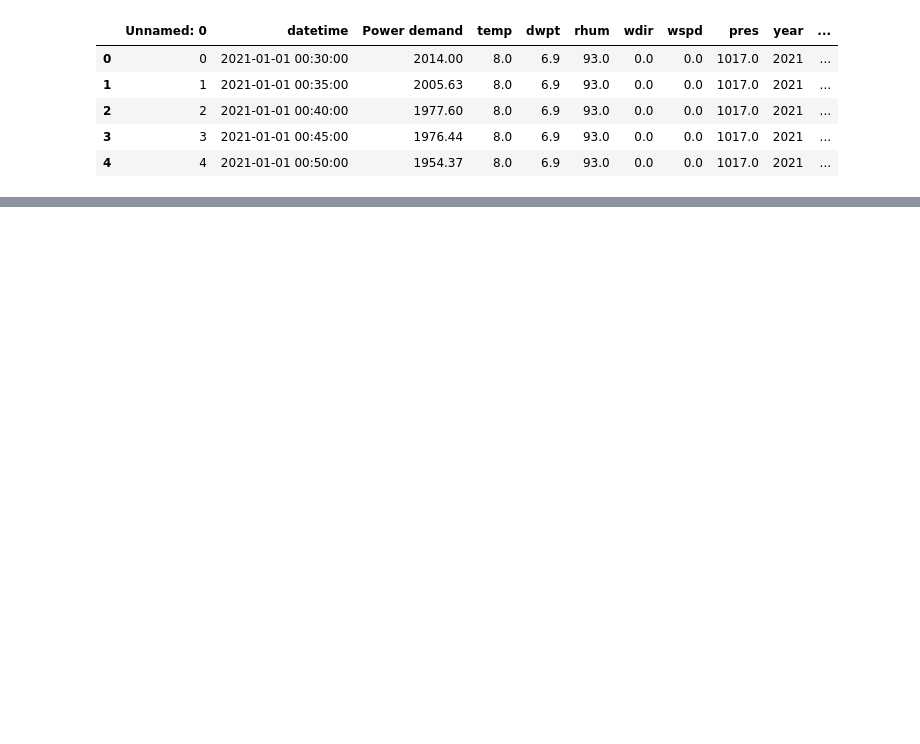
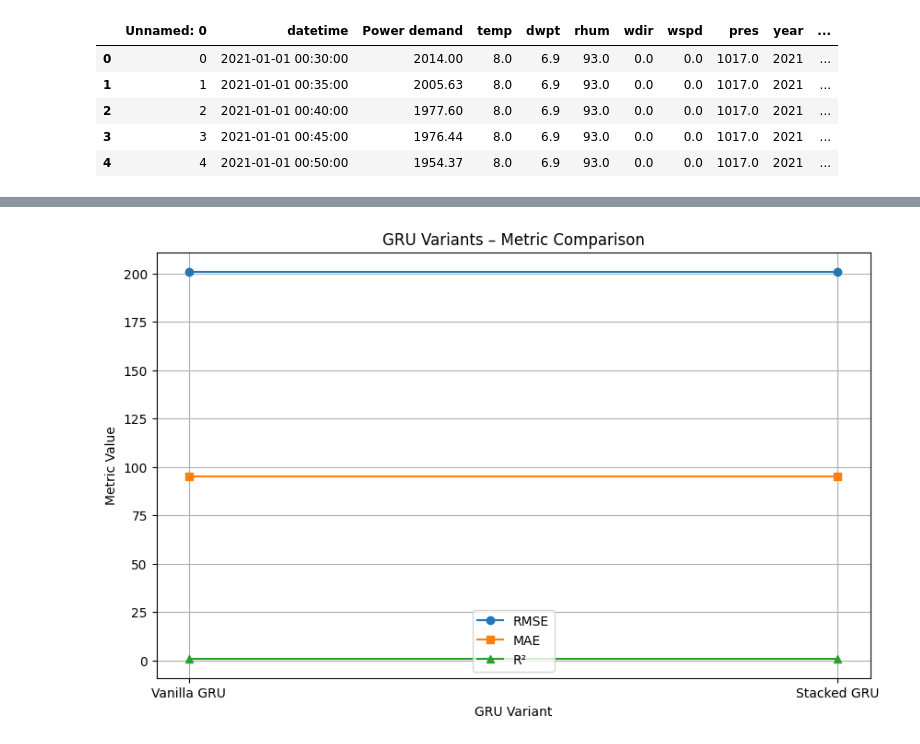
Before and after one commit to Danieljoshua720/Electricity-demand-forecasting-AIML, a Jupyter notebook: GRU.ipynb, the cells around one changed output, grey strips where cells are left out. Saved outputs shown, nothing was run; the diff lists cells and outputs as text; code cells hidden in the pictures; blank space fills up the shorter version.

```diff
--- a/GRU.ipynb
+++ b/GRU.ipynb
@@ -543,0 +620,15 @@ plt.show()
+# %%
+plt.figure(figsize=(10,6))
+
+plt.plot(results_df.index, results_df["RMSE"], marker="o", label="RMSE")
+plt.plot(results_df.index, results_df["MAE"], marker="s", label="MAE")
+plt.plot(results_df.index, results_df["R2"], marker="^", label="R²")
+
+plt.title("GRU Variants – Metric Comparison")
+plt.xlabel("GRU Variant")
+plt.ylabel("Metric Value")
+plt.legend()
+plt.grid(True)
+plt.show()
+# %% [output]
+[figure, added]
```
Also changed, not shown: parts of 21 cells of this notebook.
